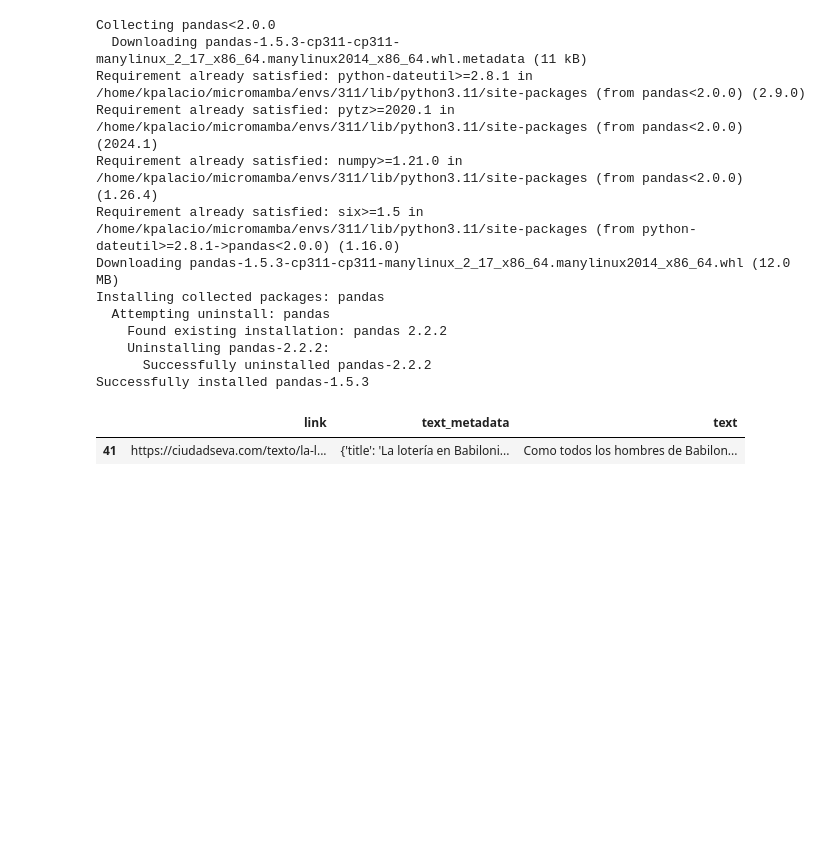
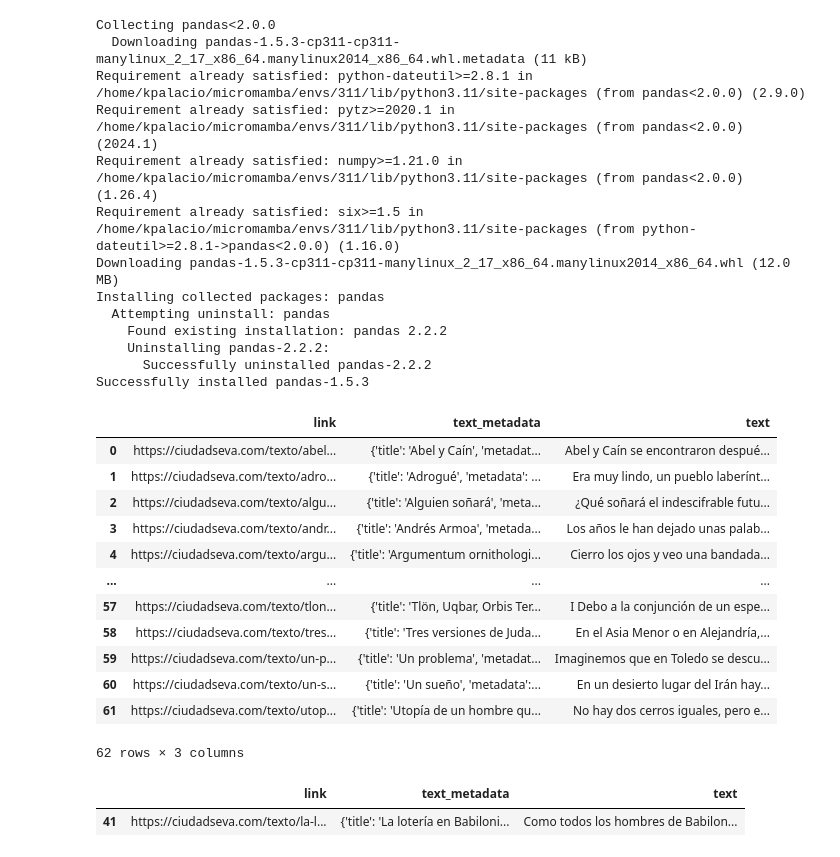
Before and after one commit to karen-pal/borges, a Jupyter notebook: borges.ipynb, the cells around one changed output. Drawn from its saved outputs; the diff is of its cells as text; code cells hidden in the pictures; blank space fills up the shorter version.

```diff
--- a/borges.ipynb
+++ b/borges.ipynb
@@ -20,6 +20,22 @@ Successfully installed pandas-1.5.3
 # %%
 with open('./datasets/datasets_pkl/borges_full_texts.pkl', 'rb') as f:
    borges = pickle.load(f)
+# %%
+borges
+# %% [output]
+|  | link | text_metadata | text |
+| 0 | https://ciudadseva.com/texto/abel... | {'title': 'Abel y Caín', 'metadat... | Abel y Caín se encontraron despué... |
+| 1 | https://ciudadseva.com/texto/adro... | {'title': 'Adrogué', 'metadata': ... | Era muy lindo, un pueblo laberínt... |
+| 2 | https://ciudadseva.com/texto/algu... | {'title': 'Alguien soñará', 'meta... | ¿Qué soñará el indescifrable futu... |
+| 3 | https://ciudadseva.com/texto/andr... | {'title': 'Andrés Armoa', 'metada... | Los años le han dejado unas palab... |
+| 4 | https://ciudadseva.com/texto/argu... | {'title': 'Argumentum ornithologi... | Cierro los ojos y veo una bandada... |
+| ... | ... | ... | ... |
+| 57 | https://ciudadseva.com/texto/tlon... | {'title': 'Tlön, Uqbar, Orbis Ter... | I Debo a la conjunción de un espe... |
+| 58 | https://ciudadseva.com/texto/tres... | {'title': 'Tres versiones de Juda... | En el Asia Menor o en Alejandría,... |
+| 59 | https://ciudadseva.com/texto/un-p... | {'title': 'Un problema', 'metadat... | Imaginemos que en Toledo se descu... |
+| 60 | https://ciudadseva.com/texto/un-s... | {'title': 'Un sueño', 'metadata':... | En un desierto lugar del Irán hay... |
+| 61 | https://ciudadseva.com/texto/utop... | {'title': 'Utopía de un hombre qu... | No hay dos cerros iguales, pero e... |
+62 rows × 3 columns
 # %%
 borges.sample(1)
 # %% [output]
```
Also changed, not shown: parts of 12 cells of this notebook, 2 other files.
